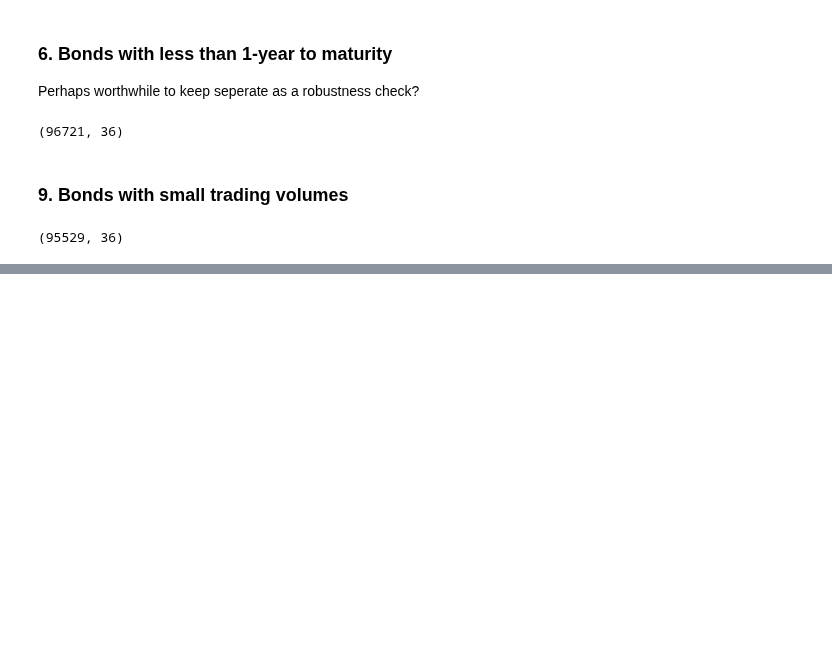
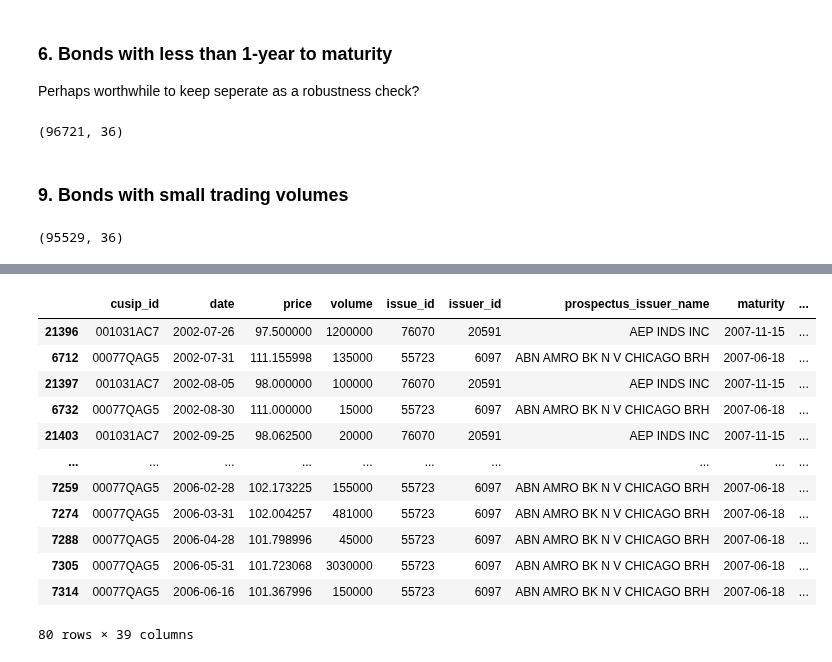
Before and after one commit to santoromano/Corporate-Bond-Factors, a Jupyter notebook: data_cleaning.ipynb, the cells around one changed output, grey strips where cells are left out. Drawn from its saved outputs; the diff is of its cells as text; code cells hidden in the pictures; blank space fills up the shorter version.

Commit message:
Return calculation working code

```diff
--- a/data_cleaning.ipynb
+++ b/data_cleaning.ipynb
@@ -267,0 +318,22 @@ data.shape
+# %%
+test2 = data[(data['issue_id'] == 55723) | (data['issue_id'] == 76070)].copy()
+last2 = test2.groupby(['issue_id', test2['date'].dt.year, test2['date'].dt.month]).tail(1).copy()
+last2['month_end'] = last2['date'] + MonthEnd(0) - pd.Timedelta(days=5)
+last2['price_l1'] = last2.groupby('issue_id')['price'].shift(1)
+last2['return'] = np.where(~(last2['date'] < last2['month_end']), (last2['price'] / last2['price_l1']) - 1, np.nan)
+# %%
+last2
+# %% [output]
+|  | cusip_id | date | price | volume | issue_id | issuer_id | prospectus_issuer_name | maturity | ... |
+| 21396 | 001031AC7 | 2002-07-26 | 97.500000 | 1200000 | 76070 | 20591 | AEP INDS INC | 2007-11-15 | ... |
+| 6712 | 00077QAG5 | 2002-07-31 | 111.155998 | 135000 | 55723 | 6097 | ABN AMRO BK N V CHICAGO BRH | 2007-06-18 | ... |
+| 21397 | 001031AC7 | 2002-08-05 | 98.000000 | 100000 | 76070 | 20591 | AEP INDS INC | 2007-11-15 | ... |
+| 6732 | 00077QAG5 | 2002-08-30 | 111.000000 | 15000 | 55723 | 6097 | ABN AMRO BK N V CHICAGO BRH | 2007-06-18 | ... |
+| 21403 | 001031AC7 | 2002-09-25 | 98.062500 | 20000 | 76070 | 20591 | AEP INDS INC | 2007-11-15 | ... |
+| ... | ... | ... | ... | ... | ... | ... | ... | ... | ... |
+| 7259 | 00077QAG5 | 2006-02-28 | 102.173225 | 155000 | 55723 | 6097 | ABN AMRO BK N V CHICAGO BRH | 2007-06-18 | ... |
+| 7274 | 00077QAG5 | 2006-03-31 | 102.004257 | 481000 | 55723 | 6097 | ABN AMRO BK N V CHICAGO BRH | 2007-06-18 | ... |
+| 7288 | 00077QAG5 | 2006-04-28 | 101.798996 | 45000 | 55723 | 6097 | ABN AMRO BK N V CHICAGO BRH | 2007-06-18 | ... |
+| 7305 | 00077QAG5 | 2006-05-31 | 101.723068 | 3030000 | 55723 | 6097 | ABN AMRO BK N V CHICAGO BRH | 2007-06-18 | ... |
+| 7314 | 00077QAG5 | 2006-06-16 | 101.367996 | 150000 | 55723 | 6097 | ABN AMRO BK N V CHICAGO BRH | 2007-06-18 | ... |
+80 rows × 39 columns
```
Also changed, not shown: parts of 13 cells of this notebook.
